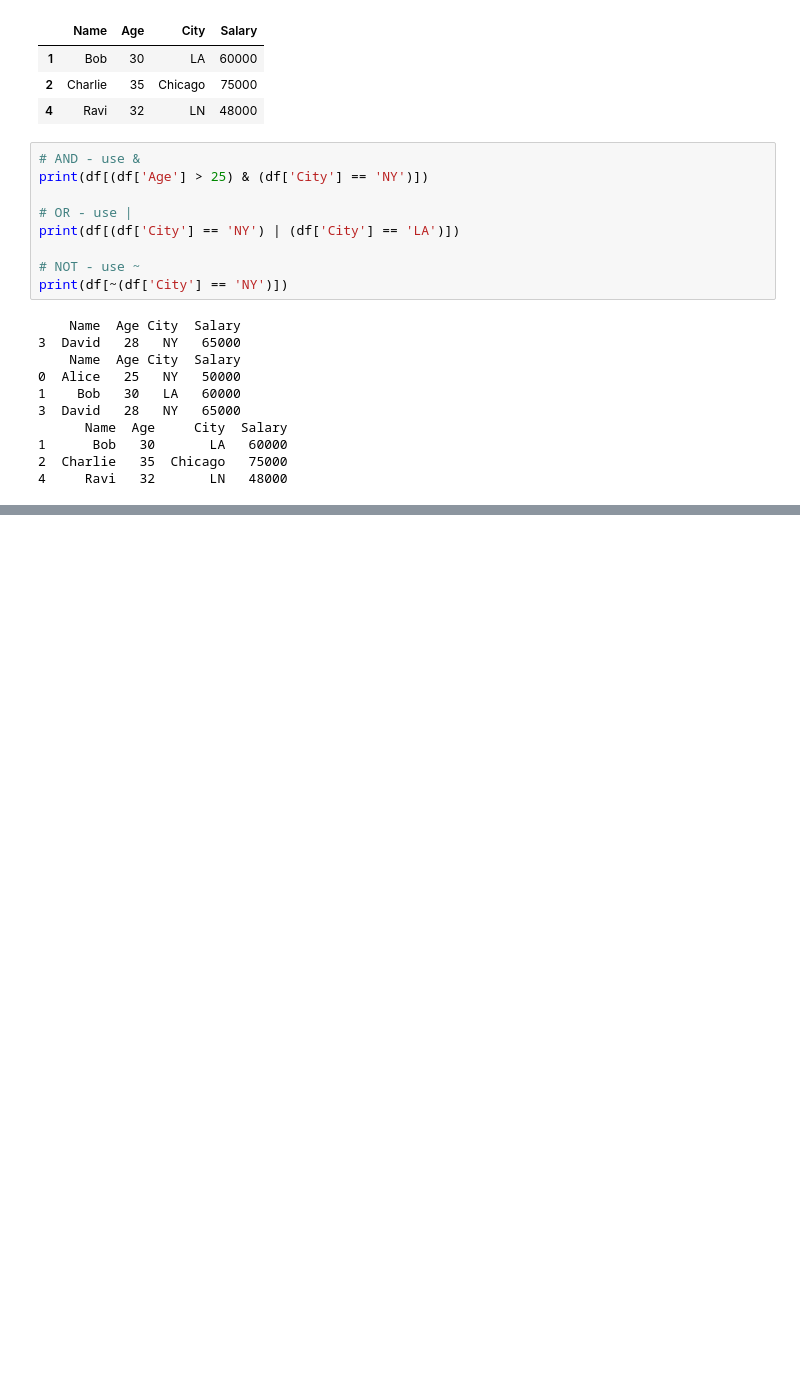
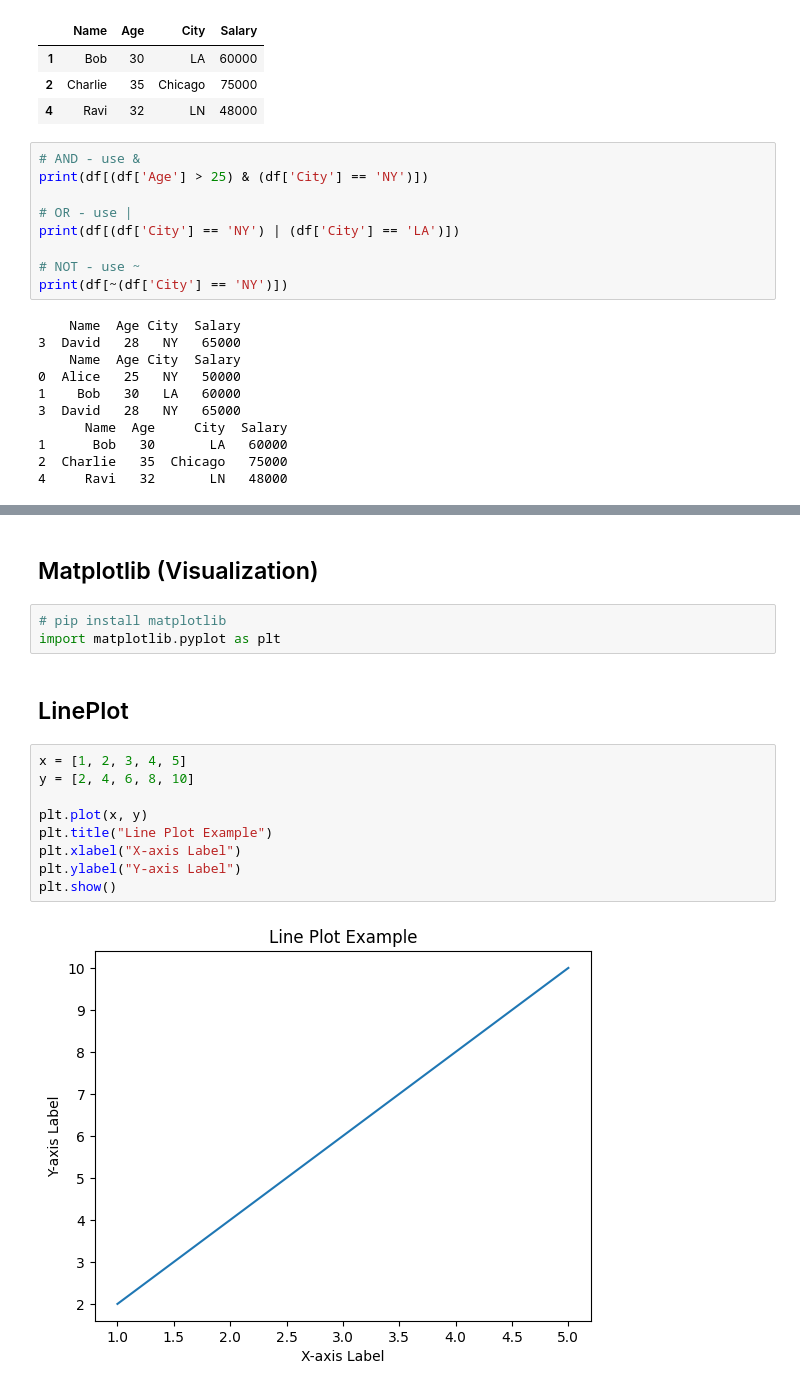
Before and after one commit to learnwithirfan/note-e51, a Jupyter notebook: note7.ipynb, the cells around one changed output, grey strips where cells are left out. Saved outputs shown, nothing was run; the diff lists cells and outputs as text; blank space fills up the shorter version.

```diff
--- a/note7.ipynb
+++ b/note7.ipynb
@@ -647,0 +905,18 @@ print(df[~(df['City'] == 'NY')])
+# %% [markdown]
+## Matplotlib (Visualization)
+# %%
+# pip install matplotlib
+import matplotlib.pyplot as plt
+# %% [markdown]
+## LinePlot
+# %%
+x = [1, 2, 3, 4, 5]
+y = [2, 4, 6, 8, 10]
+
+plt.plot(x, y)
+plt.title("Line Plot Example")
+plt.xlabel("X-axis Label")
+plt.ylabel("Y-axis Label")
+plt.show()
+# %% [output]
+[figure, added]
```
Also changed, not shown: parts of 38 cells of this notebook.
